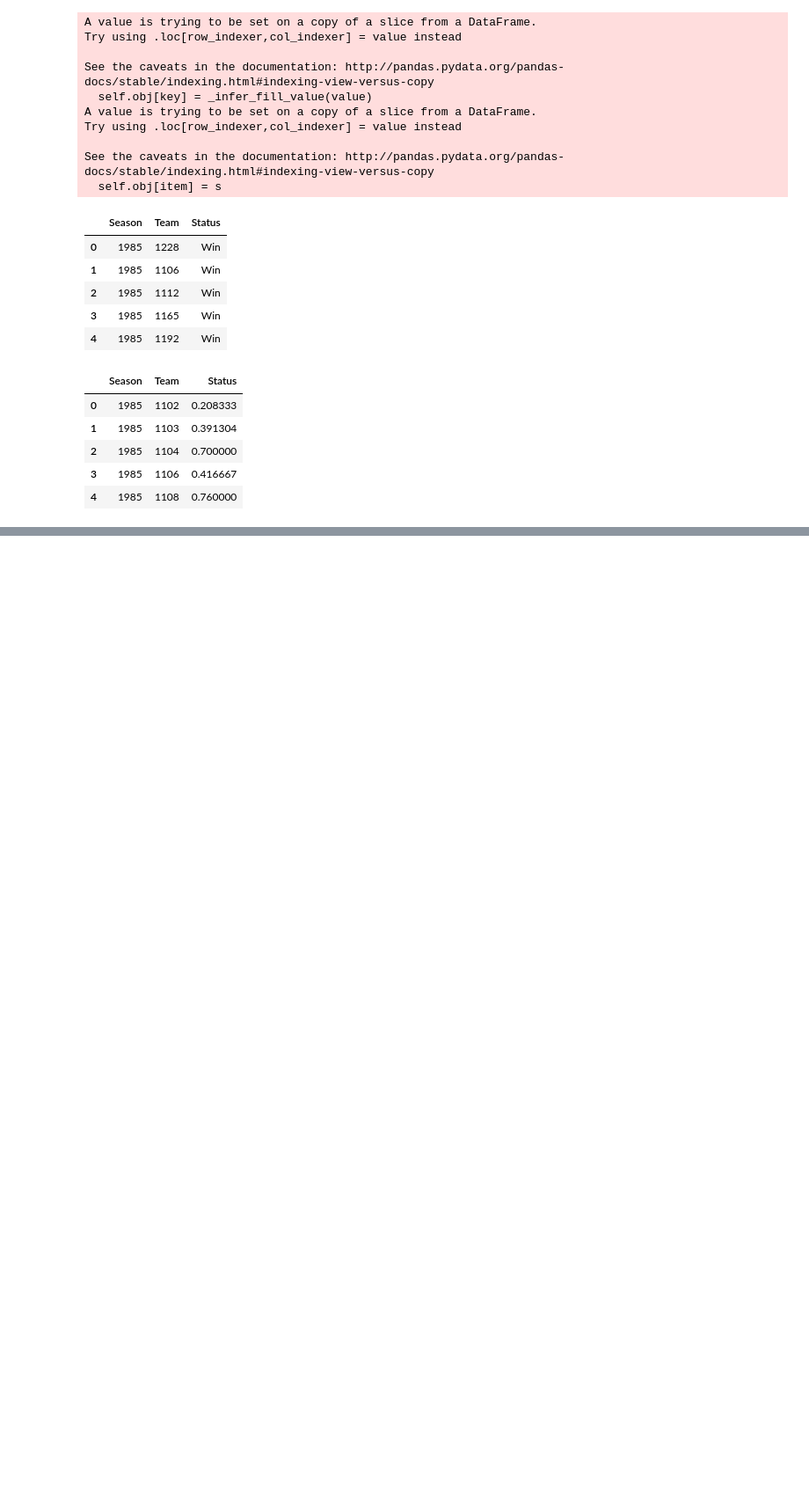
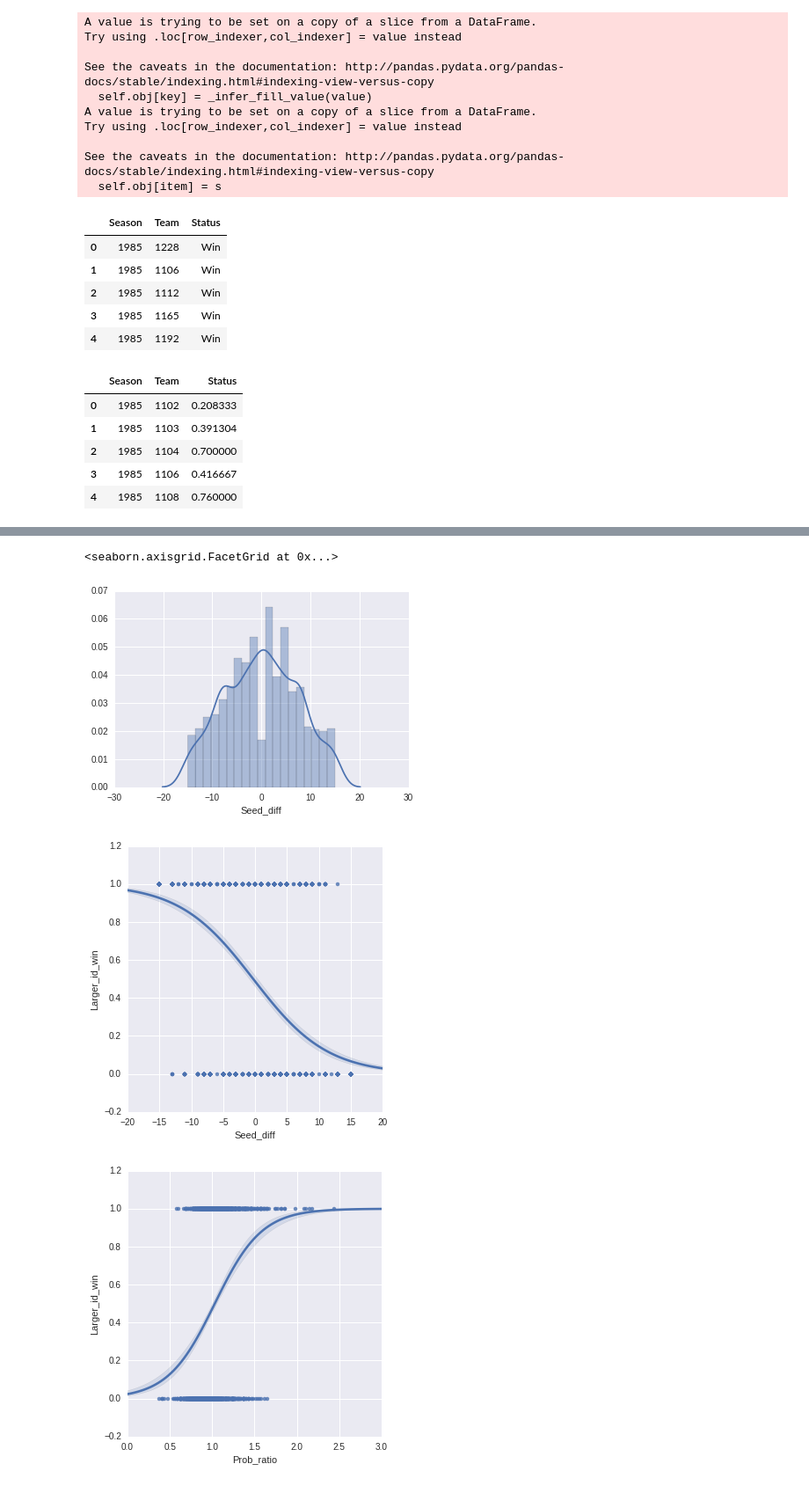
Before and after one commit to joshbrowning2358/GithubSandbox, a Jupyter notebook: Python/Kaggle NCAA.ipynb, the cells around one changed output, grey strips where cells are left out. Shown: that part at 88% size. Drawn from its saved outputs; the diff is of its cells as text; code cells hidden in the pictures; blank space fills up the shorter version.

```diff
--- a/Python/Kaggle NCAA.ipynb
+++ b/Python/Kaggle NCAA.ipynb
@@ -169,0 +202,15 @@ model_data['Seed_diff'] = np.array([int(x[1:3]) for x in model_data['Lseed']]) -
+# %%
+sns.distplot(data['Seed_diff'])
+sns.lmplot(x='Seed_diff', y='Larger_id_win', data=model_data,
+           logistic=True)
+sns.lmplot(x='Prob_ratio', y='Larger_id_win', data=model_data,
+           logistic=True)
+sns.lmplot(x='log_Prob_ratio', y='Larger_id_win', data=model_data,
+           logistic=True)
+sns.lmplot(x='Prob_wtd_mean', y='Larger_id_win', data=model_data,
+           logistic=True)
+# %% [output]
+<seaborn.axisgrid.FacetGrid at 0x...>
+[figure, added]
+[figure, added]
+[figure, added]
```
Also changed, not shown: parts of 6 cells of this notebook.
